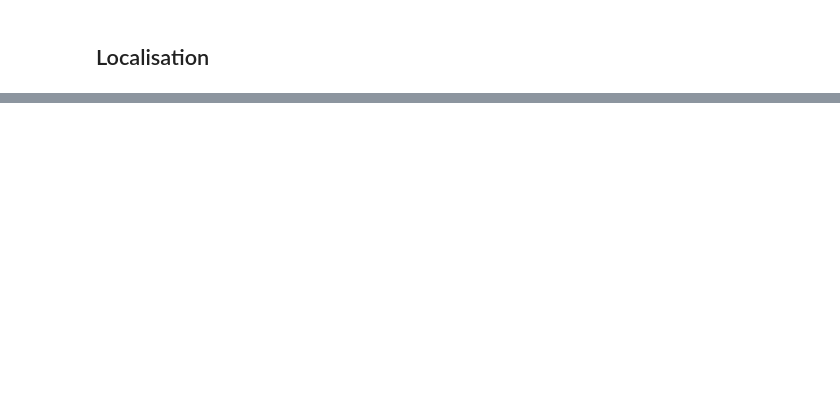
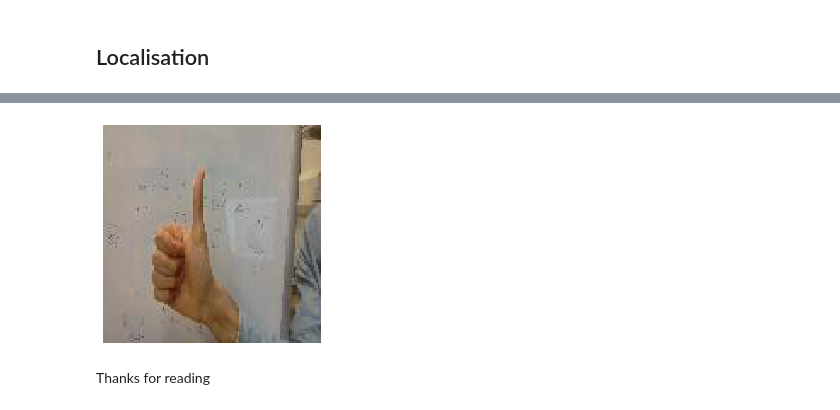
Before and after one commit to ScottVinay/Image_detection_of_fingers, a Jupyter notebook: CCTV_cloud.ipynb, the cells around one changed output, grey strips where cells are left out. Cells and saved outputs as stored; diff of their text form; code cells hidden in the pictures; blank space fills up the shorter version.

```diff
--- a/CCTV_cloud.ipynb
+++ b/CCTV_cloud.ipynb
@@ -194,0 +271,7 @@ np.argmax(yp)
+# %%
+im = loadImg(path+'singleShots/5.jpg',0);fig,ax = plt.subplots()
+ax.imshow(im[:,:,::-1]);ax.set_xticks([]);ax.set_yticks([]);
+# %% [output]
+[figure, added]
+# %% [markdown]
+Thanks for reading
```
Also changed, not shown: parts of 25 cells of this notebook.
